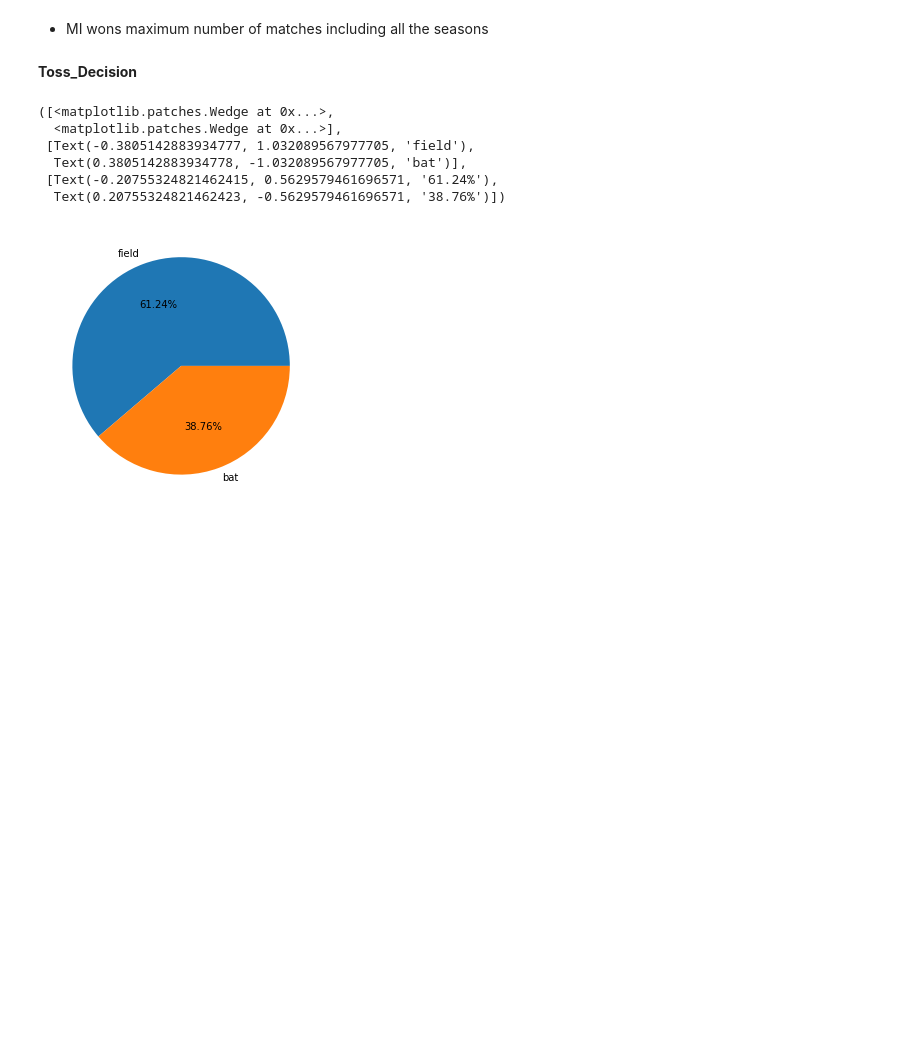
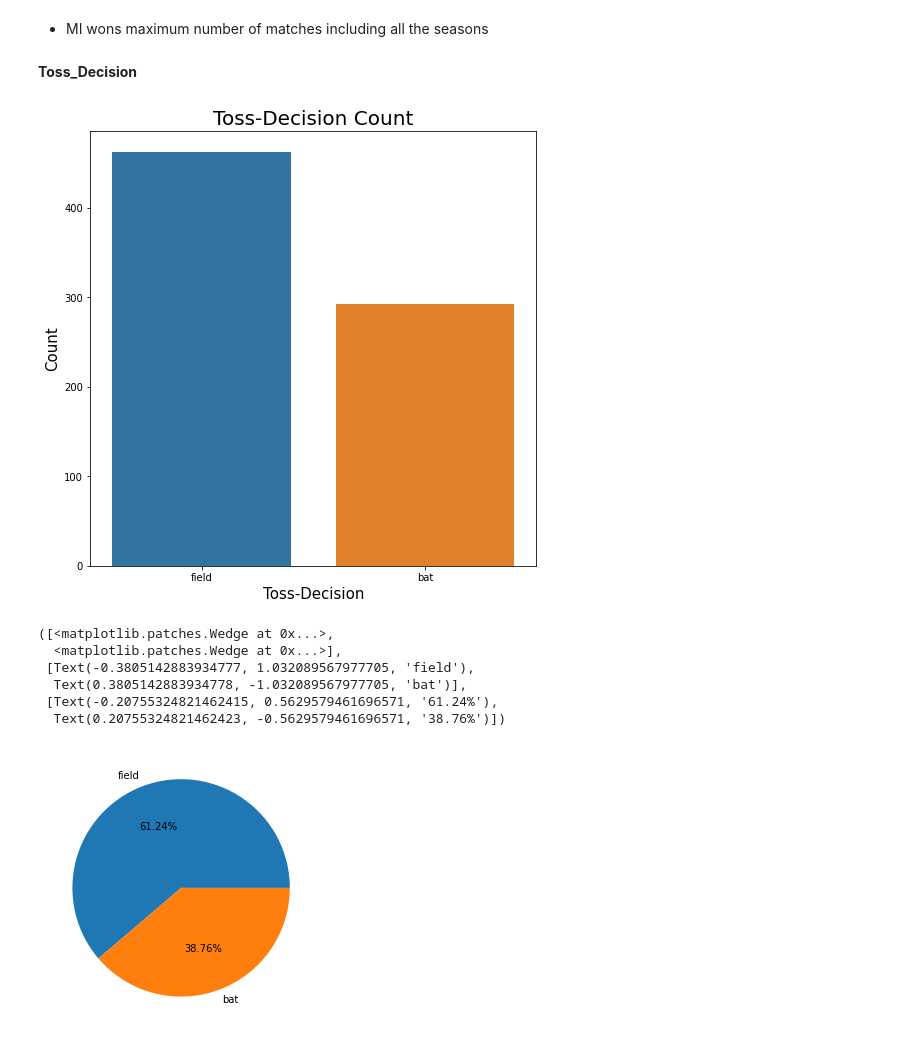
Before and after one commit to Jalpeshv/IPL-Analysis, a Jupyter notebook: IPL_Exploratory_Data_Analysis.ipynb, the cells around one changed output. Drawn from its saved outputs; the diff is of its cells as text; code cells hidden in the pictures; blank space fills up the shorter version.

```diff
--- a/IPL_Exploratory_Data_Analysis.ipynb
+++ b/IPL_Exploratory_Data_Analysis.ipynb
@@ -49,6 +63,16 @@ Text(0.5, 1.0, 'Number of Matches won  vs  Teams')
 *   MI wons maximum number of matches including all the seasons
 # %% [markdown]
 **Toss_Decision**
+# %%
+toss_decisions=ipl['toss_decision'].value_counts().reset_index()
+plt.figure(figsize=(8,8))
+sns.barplot(x='index',y='toss_decision',data=toss_decisions)
+plt.xlabel('Toss-Decision',fontsize=15)
+plt.ylabel('Count',fontsize=15)
+plt.title('Toss-Decision Count',size=20)
+plt.show()
+# %% [output]
+[figure, added]
 # %%
 plt.figure(figsize=(12,5))
 plt.pie(ipl['toss_decision'].value_counts(),
```
Also changed, not shown: parts of 14 cells of this notebook.
